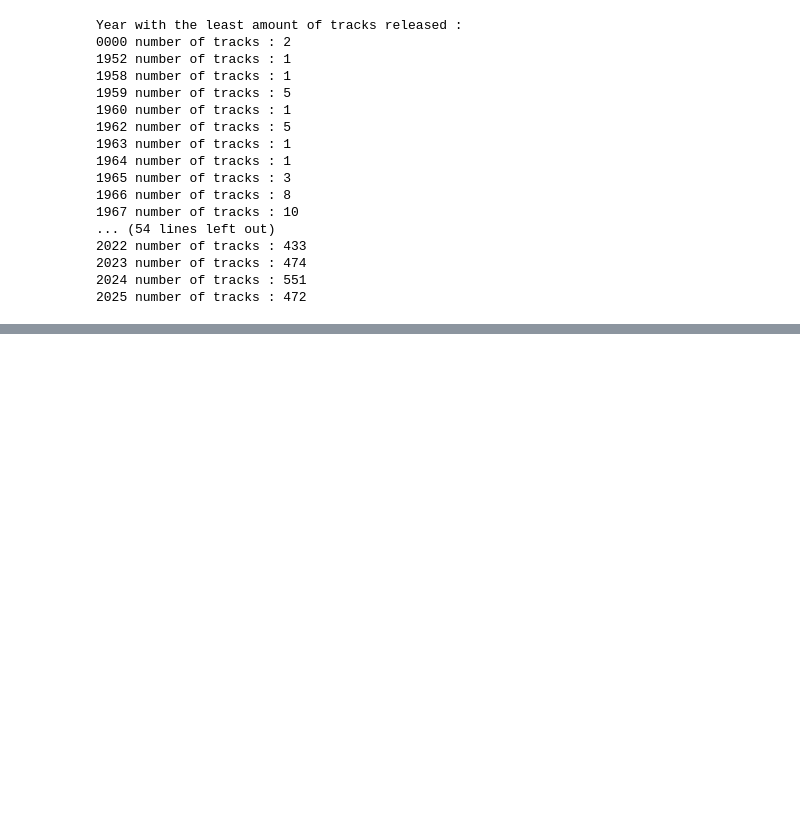
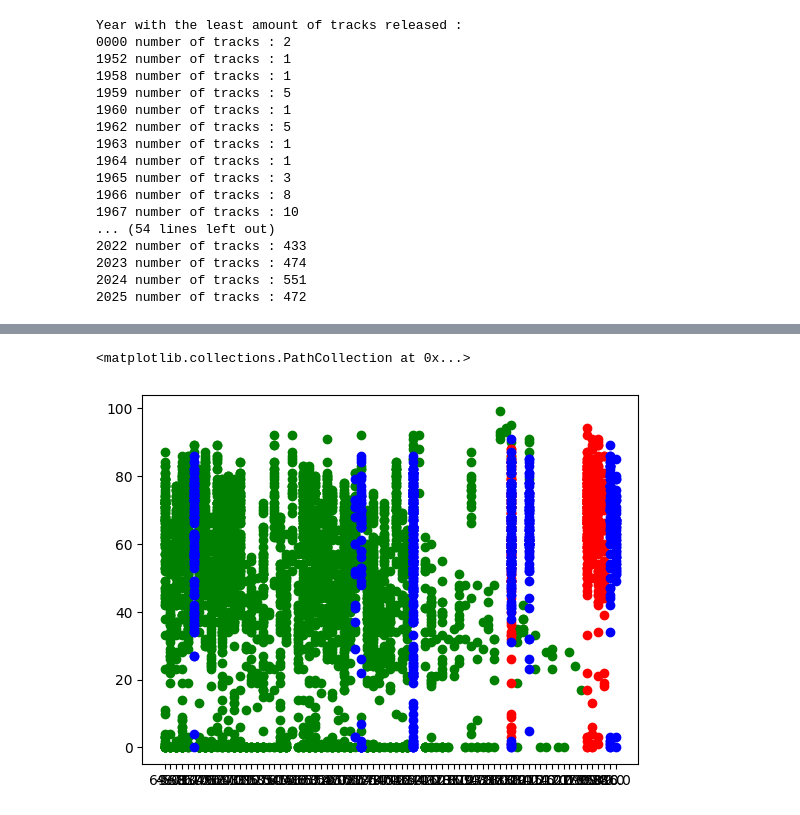
Before and after one commit to Fullbust505/SpotifyPopularityAnalysis, a Jupyter notebook: main.ipynb, the cells around one changed output, grey strips where cells are left out. Saved outputs shown, nothing was run; the diff lists cells and outputs as text; code cells hidden in the pictures; blank space fills up the shorter version.

```diff
--- a/main.ipynb
+++ b/main.ipynb
@@ -367,0 +441,7 @@ df.drop(df[df["year"].astype(int) <= 1990].index, inplace=True)
+# %%
+plt.scatter(df_cl0["artist_popularity"].astype(str), df_cl0["track_popularity"], color="green")
+plt.scatter(df_cl1["artist_popularity"].astype(str), df_cl1["track_popularity"], color="red")
+plt.scatter(df_cl2["artist_popularity"].astype(str), df_cl2["track_popularity"], color="blue")
+# %% [output]
+<matplotlib.collections.PathCollection at 0x...>
+[figure, added]
```
Also changed, not shown: parts of 24 cells of this notebook.
